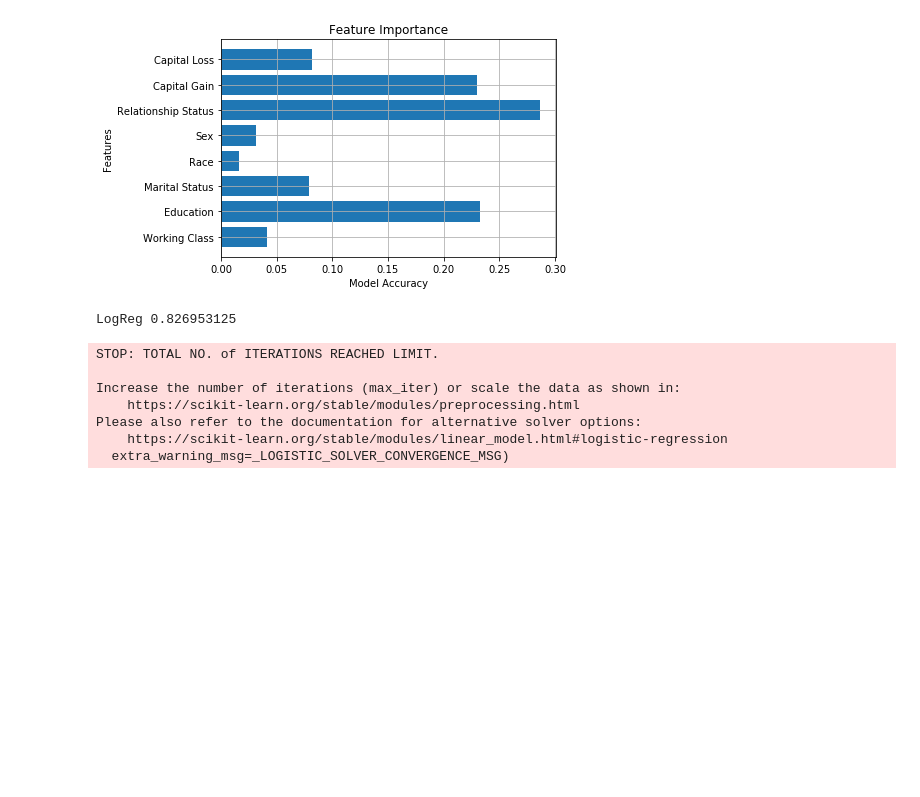
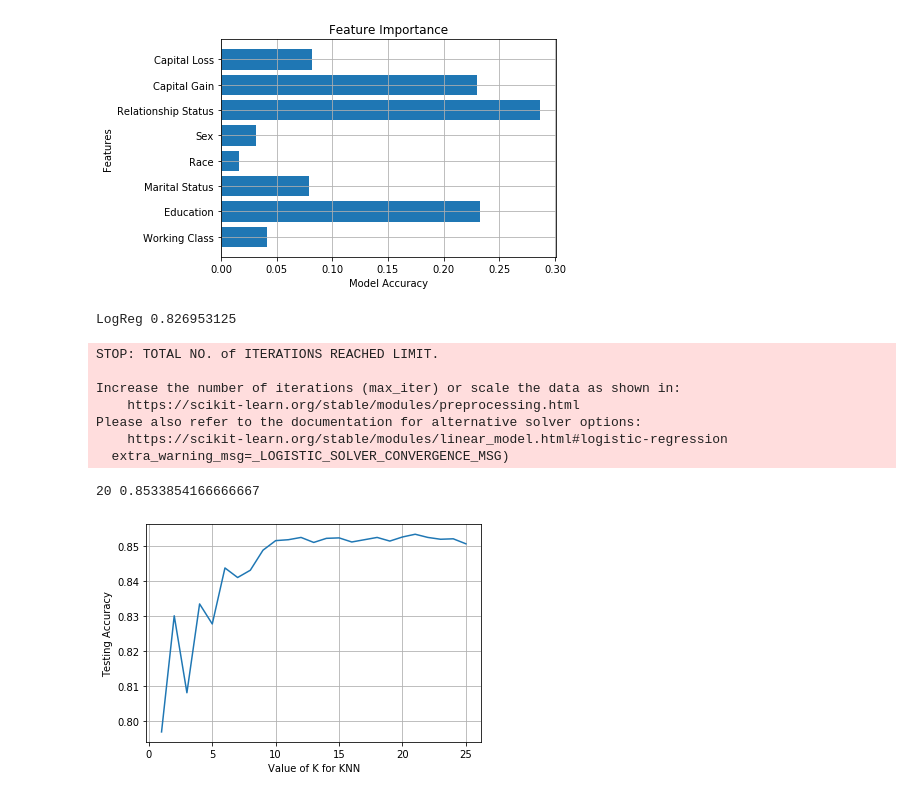
Before and after one commit to chibz3/finding_donors, a Jupyter notebook: workbook 3.ipynb, the cells around one changed output. Cells and saved outputs as stored; diff of their text form; code cells hidden in the pictures; blank space fills up the shorter version.

```diff
--- a/workbook 3.ipynb
+++ b/workbook 3.ipynb
@@ -112,3 +112,23 @@ Increase the number of iterations (max_iter) or scale the data as shown in:
 Please also refer to the documentation for alternative solver options:
     https://scikit-learn.org/stable/modules/linear_model.html#logistic-regression
   extra_warning_msg=_LOGISTIC_SOLVER_CONVERGENCE_MSG)
+# %%
+from sklearn.neighbors import KNeighborsClassifier
+k_range = np.arange(1, 26)
+scores = []
+for k in k_range:
+    knn = KNeighborsClassifier(n_neighbors=k)
+    knn.fit(X_train, y_train)
+    y_pred = knn.predict(X_test)
+    scores.append(metrics.accuracy_score(y_test, y_pred))
+print(scores.index(max(scores)), max(scores))
+# %% [output]
+20 0.8533854166666667
+# %%
+# plot the relationship between K and testing accuracy
+plt.plot(k_range, scores)
+plt.xlabel('Value of K for KNN')
+plt.ylabel('Testing Accuracy')
+plt.grid(True)
+# %% [output]
+[figure, added]
```
